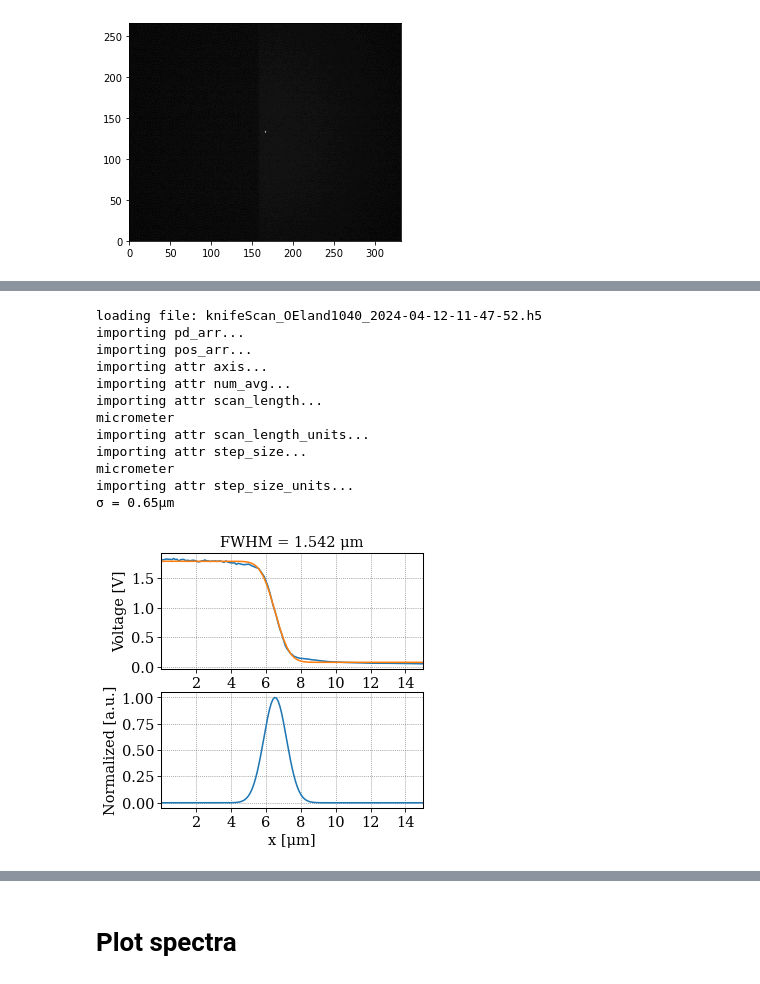
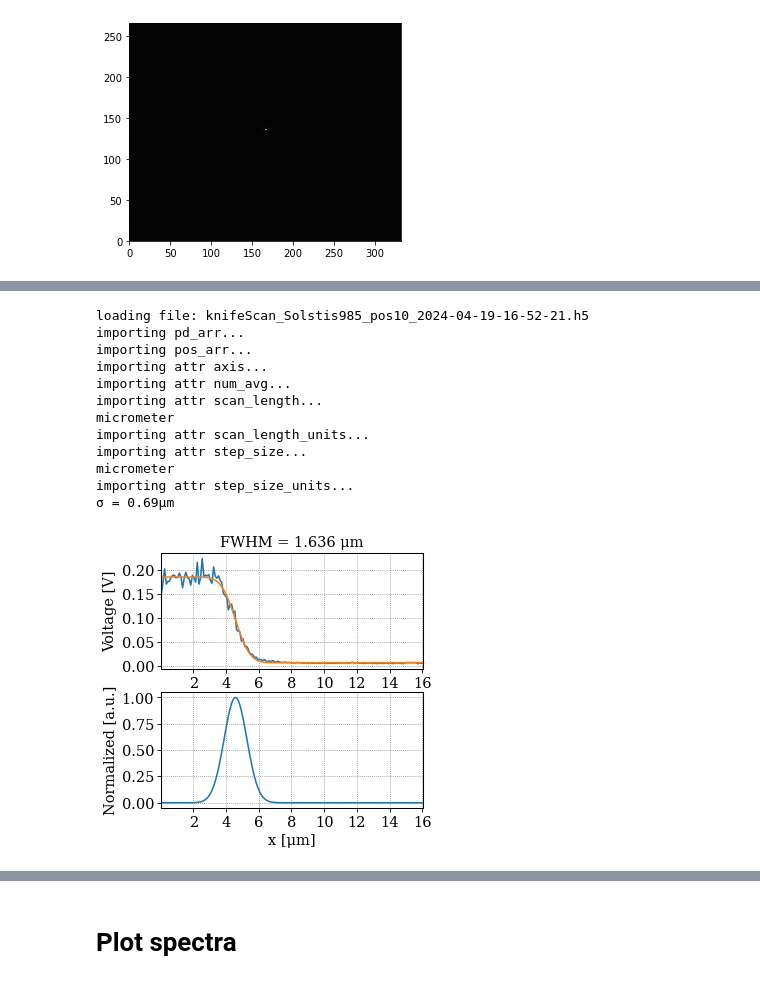
Before and after one commit to eauyehara/experiment_control, a Jupyter notebook: notebooks/srs_plotting.ipynb, the cells around one changed output, grey strips where cells are left out. Saved outputs shown, nothing was run; the diff lists cells and outputs as text; code cells hidden in the pictures.

Commit message:
Nikon 20x reflection spot measurements

```diff
--- a/notebooks/srs_plotting.ipynb
+++ b/notebooks/srs_plotting.ipynb
@@ -118,22 +118,22 @@ plot_spotzoom_wf(img)
 # %%
 #Knife Edge Measurement
 
-sample_dir = "Sample_Nikon20x_y_2024-04-11-17-40-38"
-filename = "knifeScan_OEland1040_2024-04-12-11-47-52.h5"
+sample_dir = "Sample_Nikon20xR_y_SiAu_2024-04-19-13-33-19"
+filename = "knifeScan_Solstis985_pos10_2024-04-19-16-52-21.h5"
 ds_spot = load_data_from_file(sample_dir, filename)
 
 fig = plot_knife_scan(ds_spot)
 # %% [output]
-loading file: knifeScan_OEland1040_2024-04-12-11-47-52.h5
+loading file: knifeScan_Solstis985_pos10_2024-04-19-16-52-21.h5
 importing pd_arr...
 importing pos_arr...
 importing attr axis...
 importing attr num_avg...
 importing attr scan_length...
 micrometer
 importing attr scan_length_units...
 importing attr step_size...
 micrometer
 importing attr step_size_units...
-σ = 0.65μm
+σ = 0.69μm
-[figure, old version]
+[figure, new version]
```
Also changed, not shown: parts of 4 cells of this notebook, 2 other files.
